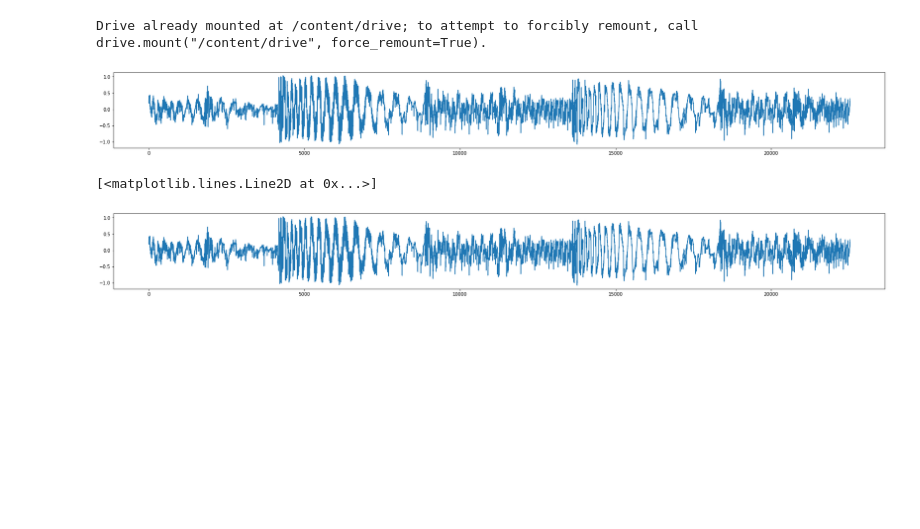
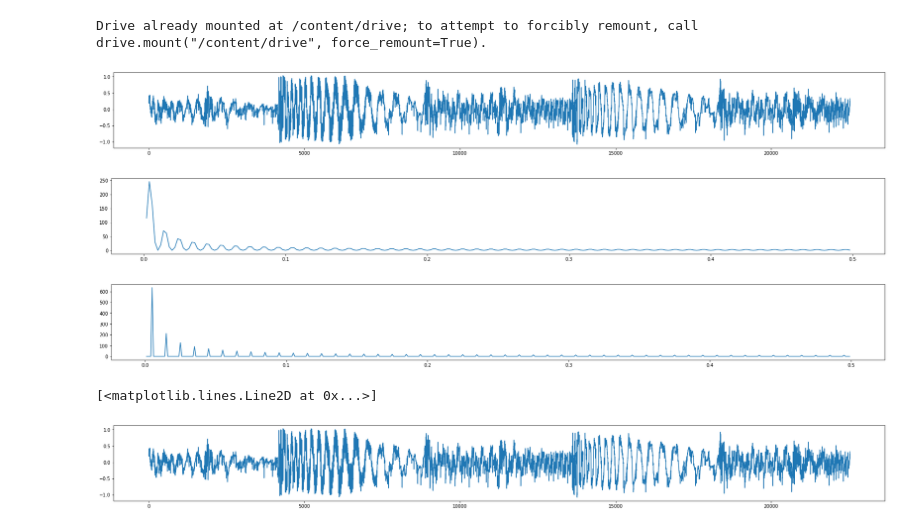
Before and after one commit to KathrynPanger/SignalDependence, a Jupyter notebook: librosa_waves_v2.ipynb, the cells around one changed output. Saved outputs shown, nothing was run; the diff lists cells and outputs as text; code cells hidden in the pictures; blank space fills up the shorter version.

```diff
--- a/librosa_waves_v2 (1).ipynb
+++ b/librosa_waves_v2.ipynb
@@ -112,6 +122,14 @@ small.addSquare(1,2,1000)
 small.plotSound()
 # %% [output]
 [figure]
+# %%
+small.plotSquareForier()
+# %% [output]
+[figure, added]
+# %%
+small2.plotSquareForier()
+# %% [output]
+[figure, added]
 # %%
 ffit = np.fft.ifft(small.fhat)
 plt.plot(small.t,ffit)
```
Also changed, not shown: parts of 9 cells of this notebook.
